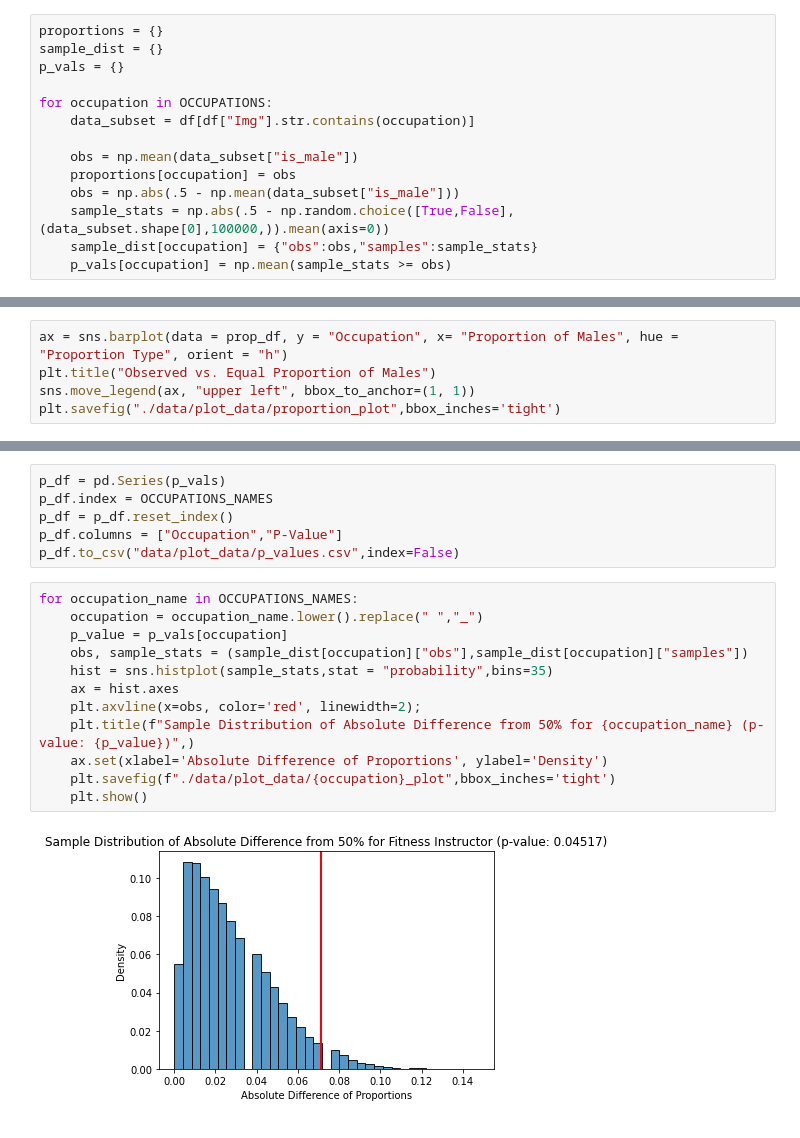
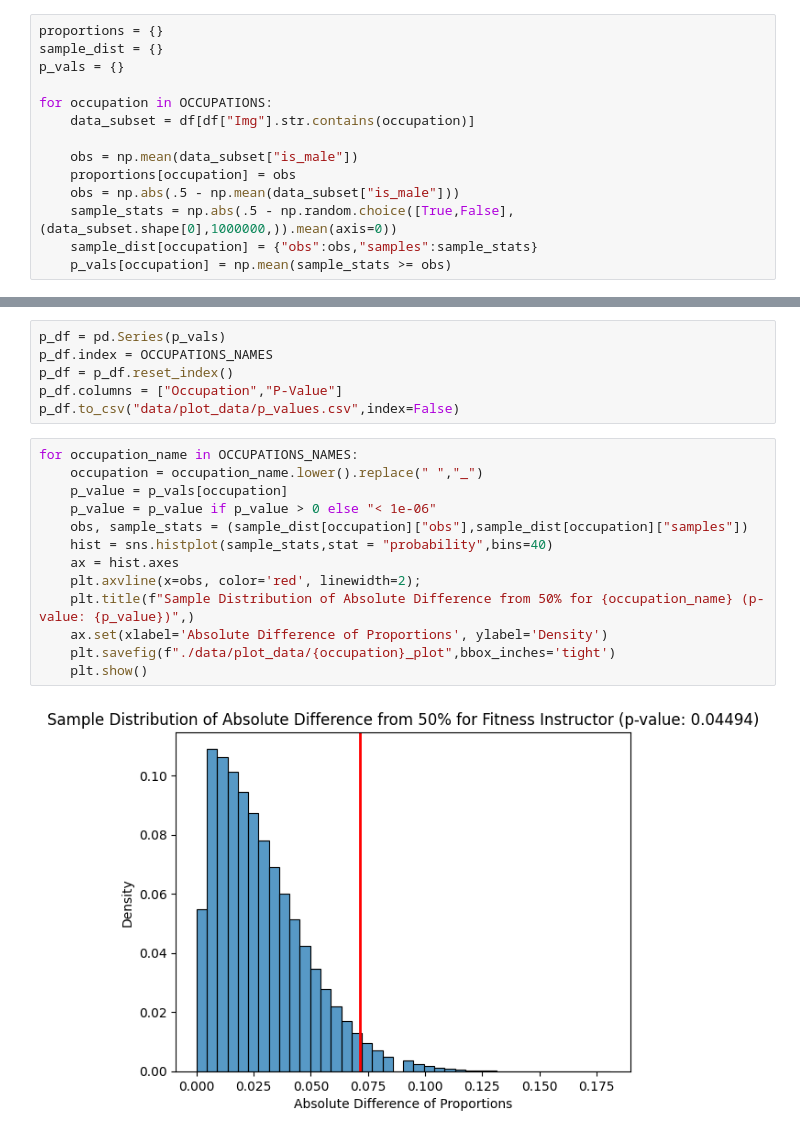
Before and after one commit to Grizlucks/DSC180B-CapstoneFinalProject, a Jupyter notebook: statistical_testing.ipynb, the cells around one changed output, grey strips where cells are left out. Drawn from its saved outputs; the diff is of its cells as text.

Commit message:
added updated plot data

```diff
--- a/statistical_testing.ipynb
+++ b/statistical_testing.ipynb
@@ -47,6 +47,6 @@ for occupation in OCCUPATIONS:
     obs = np.mean(data_subset["is_male"])
     proportions[occupation] = obs
     obs = np.abs(.5 - np.mean(data_subset["is_male"]))
-    sample_stats = np.abs(.5 - np.random.choice([True,False],(data_subset.shape[0],100000,)).mean(axis=0))
+    sample_stats = np.abs(.5 - np.random.choice([True,False],(data_subset.shape[0],1000000,)).mean(axis=0))
     sample_dist[occupation] = {"obs":obs,"samples":sample_stats}
     p_vals[occupation] = np.mean(sample_stats >= obs)
@@ -65,5 +52,0 @@ prop_df = prop_df.append(equal_prop).reset_index(drop=True)
-# %%
-ax = sns.barplot(data = prop_df, y = "Occupation", x= "Proportion of Males", hue = "Proportion Type", orient = "h")
-plt.title("Observed vs. Equal Proportion of Males")
-sns.move_legend(ax, "upper left", bbox_to_anchor=(1, 1))
-plt.savefig("./data/plot_data/proportion_plot",bbox_inches='tight')
@@ -78,14 +59,15 @@ p_df.to_csv("data/plot_data/p_values.csv",index=False)
 # %%
 for occupation_name in OCCUPATIONS_NAMES:
     occupation = occupation_name.lower().replace(" ","_")
     p_value = p_vals[occupation]
+    p_value = p_value if p_value > 0 else "< 1e-06"
     obs, sample_stats = (sample_dist[occupation]["obs"],sample_dist[occupation]["samples"])
-    hist = sns.histplot(sample_stats,stat = "probability",bins=35)
+    hist = sns.histplot(sample_stats,stat = "probability",bins=40)
     ax = hist.axes
     plt.axvline(x=obs, color='red', linewidth=2);
     plt.title(f"Sample Distribution of Absolute Difference from 50% for {occupation_name} (p-value: {p_value})",)
     ax.set(xlabel='Absolute Difference of Proportions', ylabel='Density')
     plt.savefig(f"./data/plot_data/{occupation}_plot",bbox_inches='tight')
     plt.show()
 # %% [output]
-[figure, old version]
+[figure, new version]
```
Also changed, not shown: parts of 4 cells of this notebook, 11 other files.
